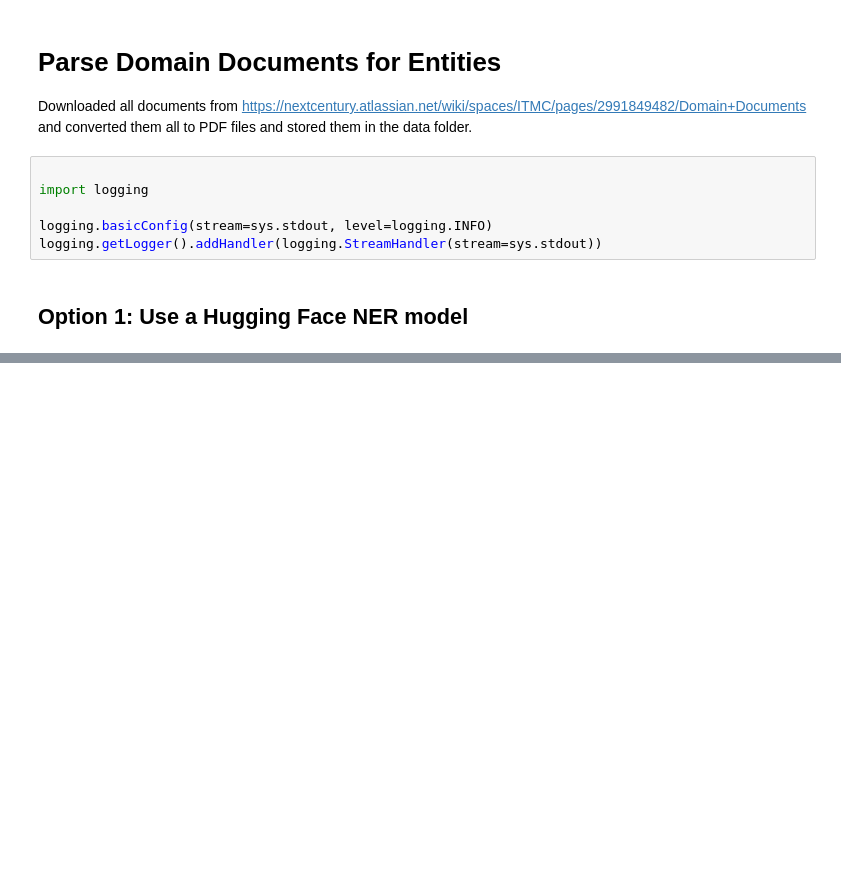
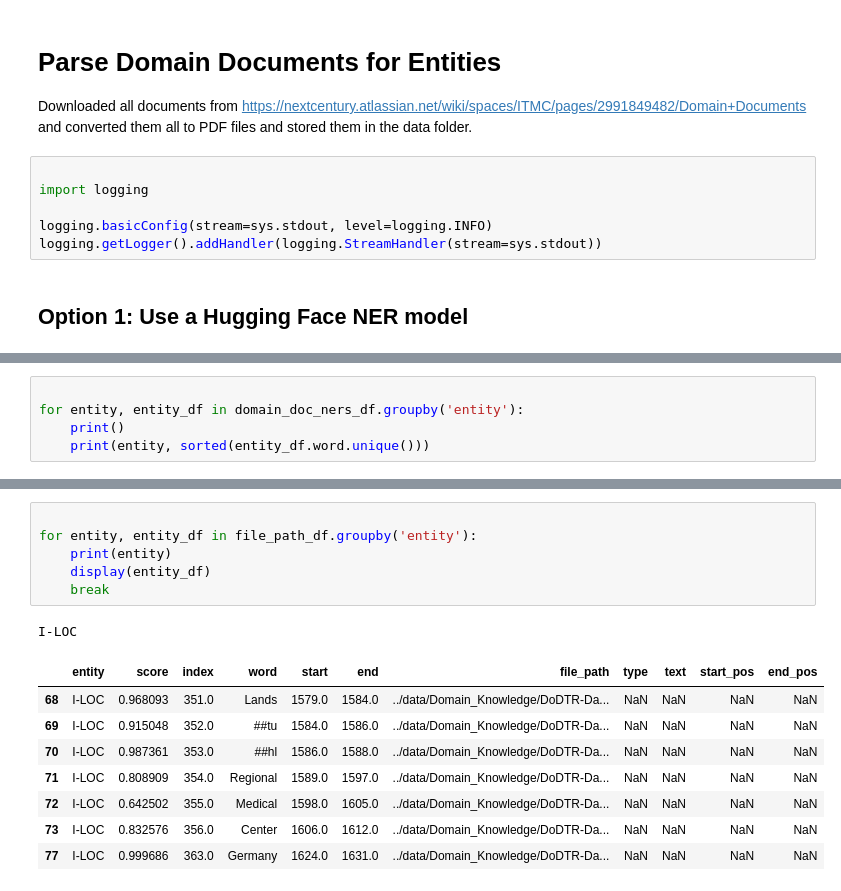
Before and after one commit to dbabbitt/itm-analysis-reporting-1, a Jupyter notebook: explorations/Parse Domain Documents for Entities.ipynb, the cells around one changed output, grey strips where cells are left out. Drawn from its saved outputs; the diff is of its cells as text; blank space fills up the shorter version.

```diff
--- a/explorations/Parse Domain Documents for Entities.ipynb
+++ b/explorations/Parse Domain Documents for Entities.ipynb
@@ -149,0 +168,5 @@ ValueError: [E088] Text of length 1156393 exceeds maximum of 1000000. The parser
+# %%
+
+for entity, entity_df in domain_doc_ners_df.groupby('entity'):
+    print()
+    print(entity, sorted(entity_df.word.unique()))
@@ -149,0 +233,16 @@ ValueError: [E088] Text of length 1156393 exceeds maximum of 1000000. The parser
+# %%
+
+for entity, entity_df in file_path_df.groupby('entity'):
+    print(entity)
+    display(entity_df)
+    break
+# %% [output]
+I-LOC
+|  | entity | score | index | word | start | end | file_path | type | text | start_pos | end_pos |
+| 68 | I-LOC | 0.968093 | 351.0 | Lands | 1579.0 | 1584.0 | ../data/Domain_Knowledge/DoDTR-Da... | NaN | NaN | NaN | NaN |
+| 69 | I-LOC | 0.915048 | 352.0 | ##tu | 1584.0 | 1586.0 | ../data/Domain_Knowledge/DoDTR-Da... | NaN | NaN | NaN | NaN |
+| 70 | I-LOC | 0.987361 | 353.0 | ##hl | 1586.0 | 1588.0 | ../data/Domain_Knowledge/DoDTR-Da... | NaN | NaN | NaN | NaN |
+| 71 | I-LOC | 0.808909 | 354.0 | Regional | 1589.0 | 1597.0 | ../data/Domain_Knowledge/DoDTR-Da... | NaN | NaN | NaN | NaN |
+| 72 | I-LOC | 0.642502 | 355.0 | Medical | 1598.0 | 1605.0 | ../data/Domain_Knowledge/DoDTR-Da... | NaN | NaN | NaN | NaN |
+| 73 | I-LOC | 0.832576 | 356.0 | Center | 1606.0 | 1612.0 | ../data/Domain_Knowledge/DoDTR-Da... | NaN | NaN | NaN | NaN |
+| 77 | I-LOC | 0.999686 | 363.0 | Germany | 1624.0 | 1631.0 | ../data/Domain_Knowledge/DoDTR-Da... | NaN | NaN | NaN | NaN |
```
Also changed, not shown: parts of 16 cells of this notebook, 4 other files.
